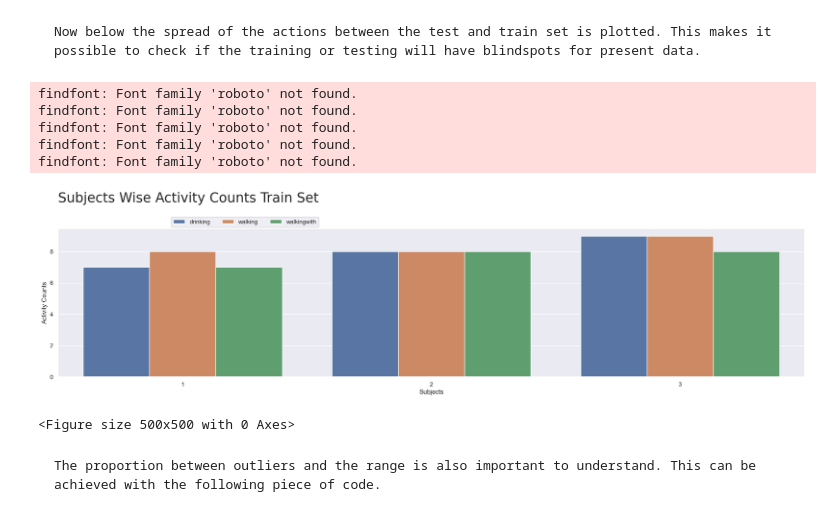
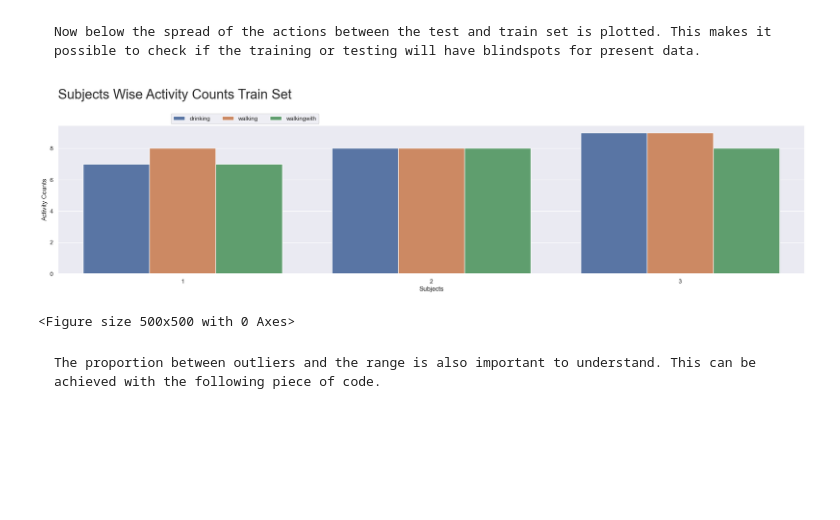
Before and after one commit to BoerTonnie/AIS_Group_20, a Jupyter notebook: Group_Assignment1_HumanActivity.ipynb, the cells around one changed output. Drawn from its saved outputs; the diff is of its cells as text; code cells hidden in the pictures; blank space fills up the shorter version.

```diff
--- a/Group_Assignment1_HumanActivity.ipynb
+++ b/Group_Assignment1_HumanActivity.ipynb
@@ -434,41 +434,36 @@ Now below the spread of the actions between the test and train set is plotted. T
 # check data balanced or not for train
 plt.figure(figsize=(25, 5))
 count_plot=sns.countplot(data=df_train, x='subject', hue='Activity')
 plt.gca().tick_params(axis='x')
 plt.gca().tick_params(axis='y')
 plt.xlabel( xlabel='Subjects')
 plt.ylabel( ylabel='Activity Counts')
 plt.legend(["drinking", "walking", "walkingwith"],bbox_to_anchor = (0.25, 1.1), ncol=6, loc='upper center')
-plt.title("Subjects Wise Activity Counts Train Set", fontsize=25, loc='left', pad=50, fontfamily="roboto")
+plt.title("Subjects Wise Activity Counts Train Set", fontsize=25, loc='left', pad=50)
 plt.show()
 
 
 plt.figure(figsize=(5, 5))
 label_counts = df_train['Activity'].value_counts()
 colors = px.colors.qualitative.Plotly
 
 graph = go.Bar(x=label_counts.index, y=label_counts.values, marker = dict(color = colors))
 layout = go.Layout(
     height=450, width=1100,
     title = 'Acticity Counts Distribution Train Set',
     xaxis = dict(title = 'Activity', tickangle=0, showgrid=False),
     yaxis = dict(title = 'Count', showgrid=False),
     plot_bgcolor='#2d3035', paper_bgcolor='#2d3035',
     title_font=dict(size=25, color='#a5a7ab', family='roboto'),
     margin=dict(t=80, b=30, l=70, r=40),
     font=dict(color='#8a8d93'))
 fig = go.Figure(data=[graph], layout = layout)
 fig.update_traces(textfont=dict(color='#fff'), marker=dict(line=dict(color='#ffffff', width=2)))
 
 iplot(fig)
 # %% [output]
+[figure, new version]
-findfont: Font family 'roboto' not found.
-findfont: Font family 'roboto' not found.
-findfont: Font family 'roboto' not found.
-findfont: Font family 'roboto' not found.
-findfont: Font family 'roboto' not found.
+<Figure size 500x500 with 0 Axes>
-[figure, old version]
-<Figure size 500x500 with 0 Axes>
 # %%
 # Acticity Counts Distribution For Train & Test Set using pie chart
 label_counts_for_train = df_train['Activity'].value_counts()
```
Also changed, not shown: parts of 19 cells of this notebook, 1 other file.
